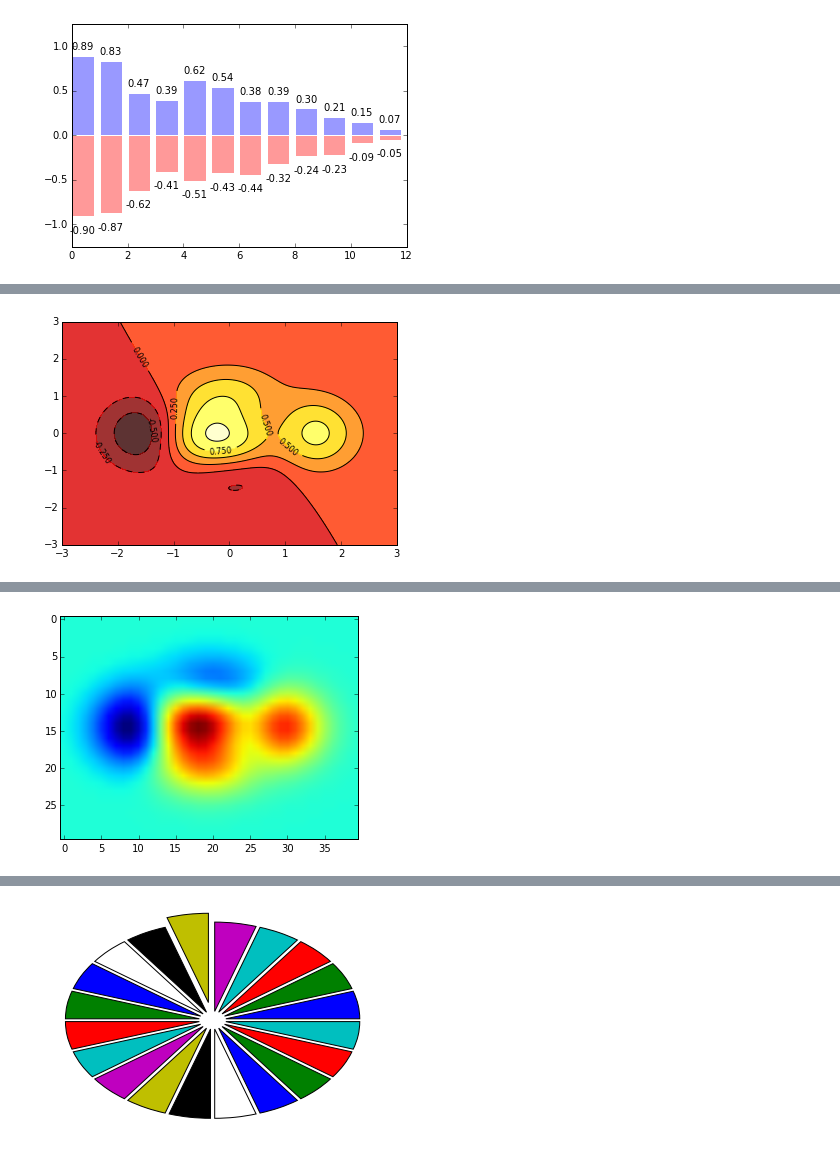
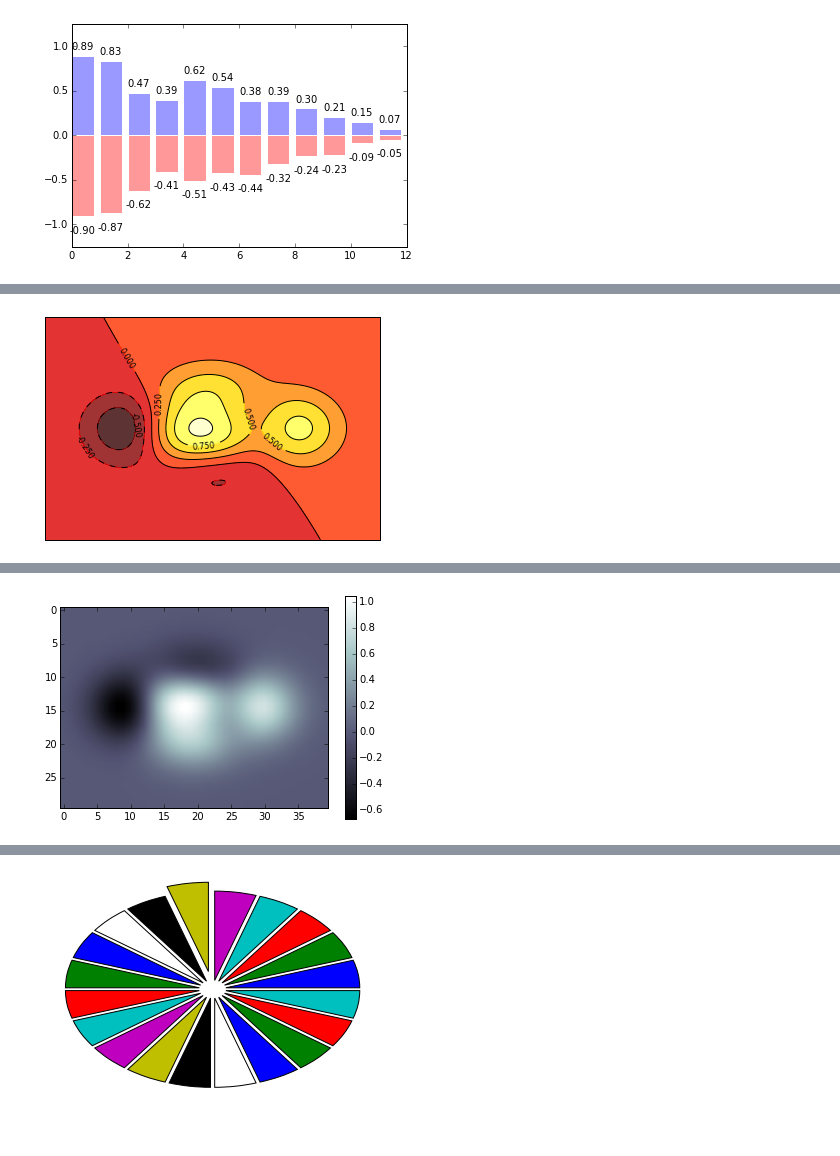
Before and after one commit to LeannaCalla/CSCI-2000U-100555398, a Jupyter notebook: matplotlib/matplotlib_exercises.ipynb, the cells around one changed output, grey strips where cells are left out. Drawn from its saved outputs; the diff is of its cells as text; code cells hidden in the pictures.

```diff
--- a/matplotlib/matplotlib_exercises.ipynb
+++ b/matplotlib/matplotlib_exercises.ipynb
@@ -144,9 +145,10 @@ X,Y = np.meshgrid(x,y)
 plt.contourf(X, Y, f(X,Y), 8, alpha=0.8, cmap='hot')
 C = plt.contour(X, Y, f(X,Y), 8, colors='black', linewidth=.5)
 plt.clabel(C, inline=1, fontsize=8)
+plt.xticks([]), plt.yticks([])
 plt.show()
 # %% [output]
-[figure, old version]
+[figure, new version]
 # %% [markdown]
 ## Imshow
 
@@ -169,14 +171,15 @@ You need to take care of the `origin` of the image in the imshow command and use
 # %%
 def f(x,y): return (1-x/2+x**5+y**3)*np.exp(-x**2-y**2)
 
 n = 10
 x = np.linspace(-3,3,4*n)
 y = np.linspace(-3,3,3*n)
 X,Y = np.meshgrid(x,y)
-plt.imshow(f(X,Y))
+plt.imshow(f(X,Y), cmap = 'bone')
+plt.colorbar(shrink = 1)
 plt.show()
 # %% [output]
-[figure, old version]
+[figure, new version]
 # %% [markdown]
 ## Pie Chart
 
```
Also changed, not shown: parts of 2 cells of this notebook, 2 other files.
